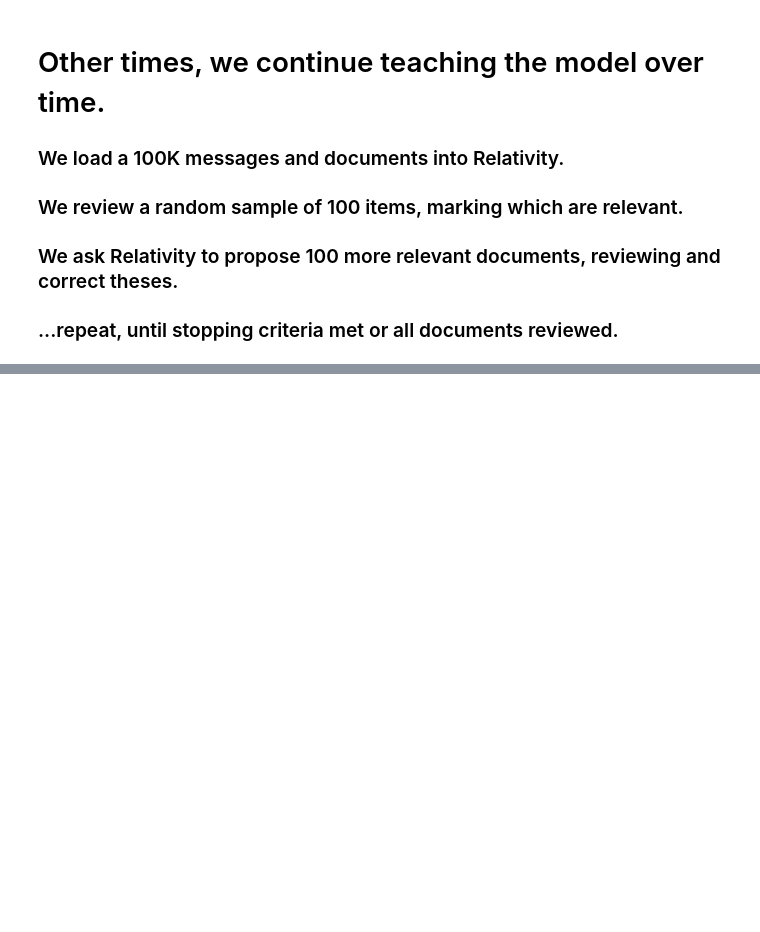
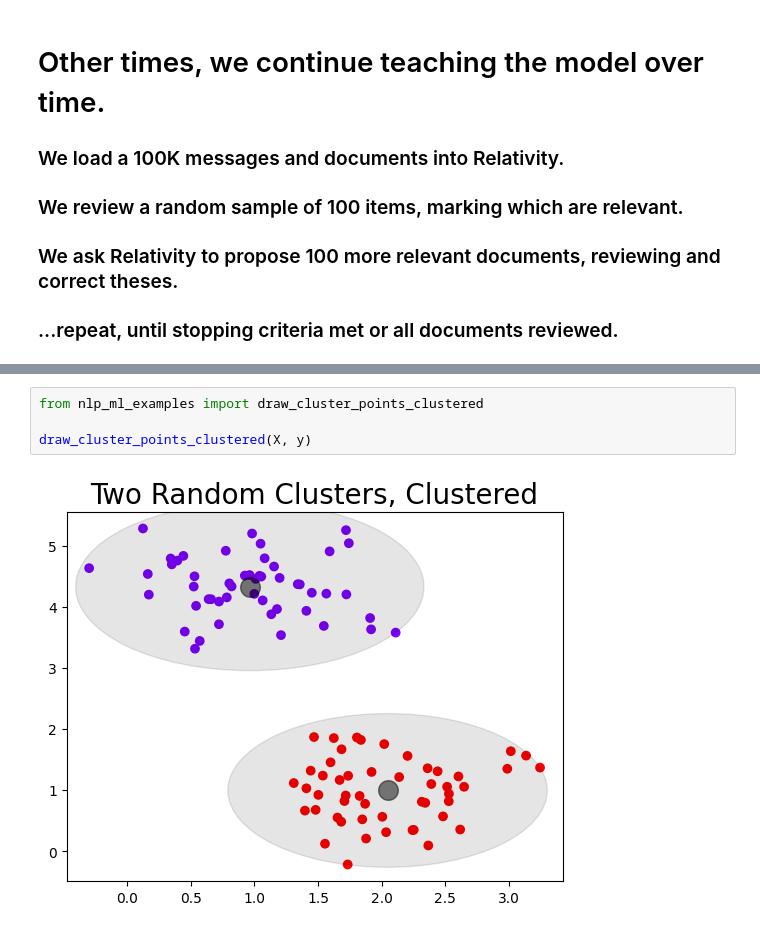
Before and after one commit to mjbommar/msu-ediscovery-nlp-ml, a Jupyter notebook: notebooks/ml_nlp_for_ediscovery.ipynb, the cells around one changed output, grey strips where cells are left out. Cells and saved outputs as stored; diff of their text form; blank space fills up the shorter version.

```diff
--- a/notebooks/ml_nlp_for_ediscovery.ipynb
+++ b/notebooks/ml_nlp_for_ediscovery.ipynb
@@ -500,0 +532,6 @@ token_similarity_df.sort_values("similarity", ascending=False)
+# %%
+from nlp_ml_examples import draw_cluster_points_clustered
+
+draw_cluster_points_clustered(X, y)
+# %% [output]
+[figure, added]
```
Also changed, not shown: parts of 18 cells of this notebook, 1 other file.
